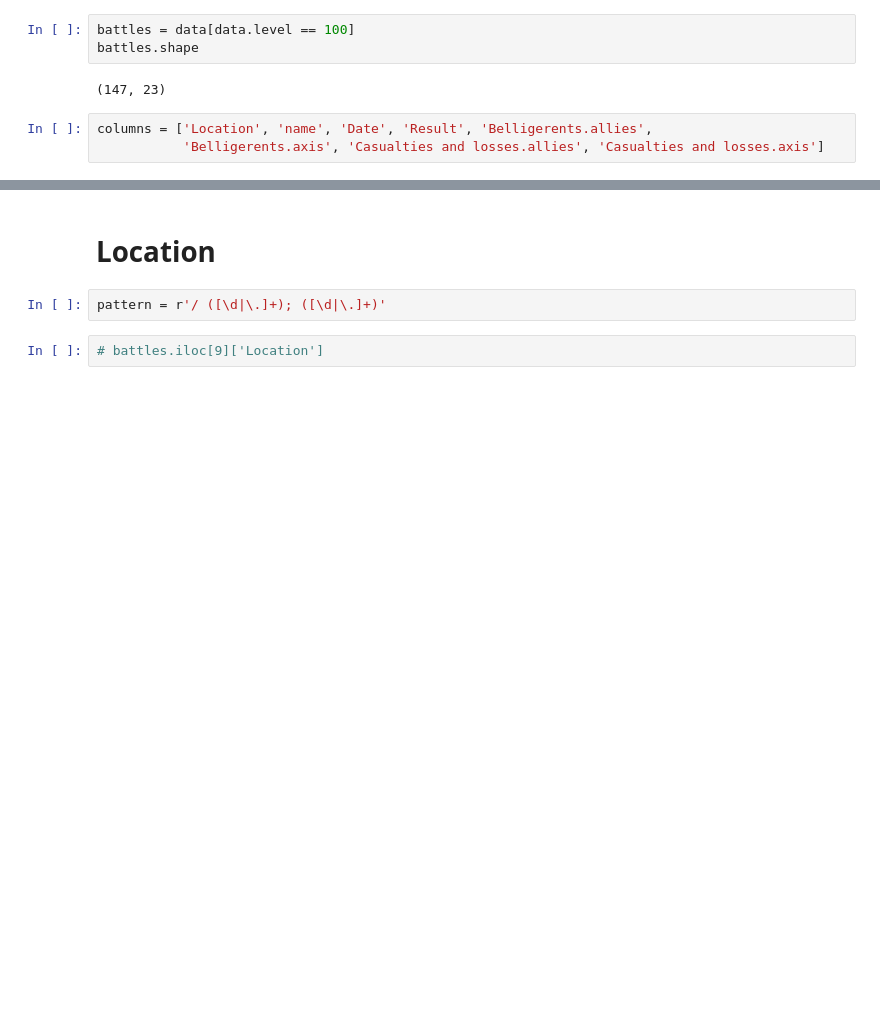
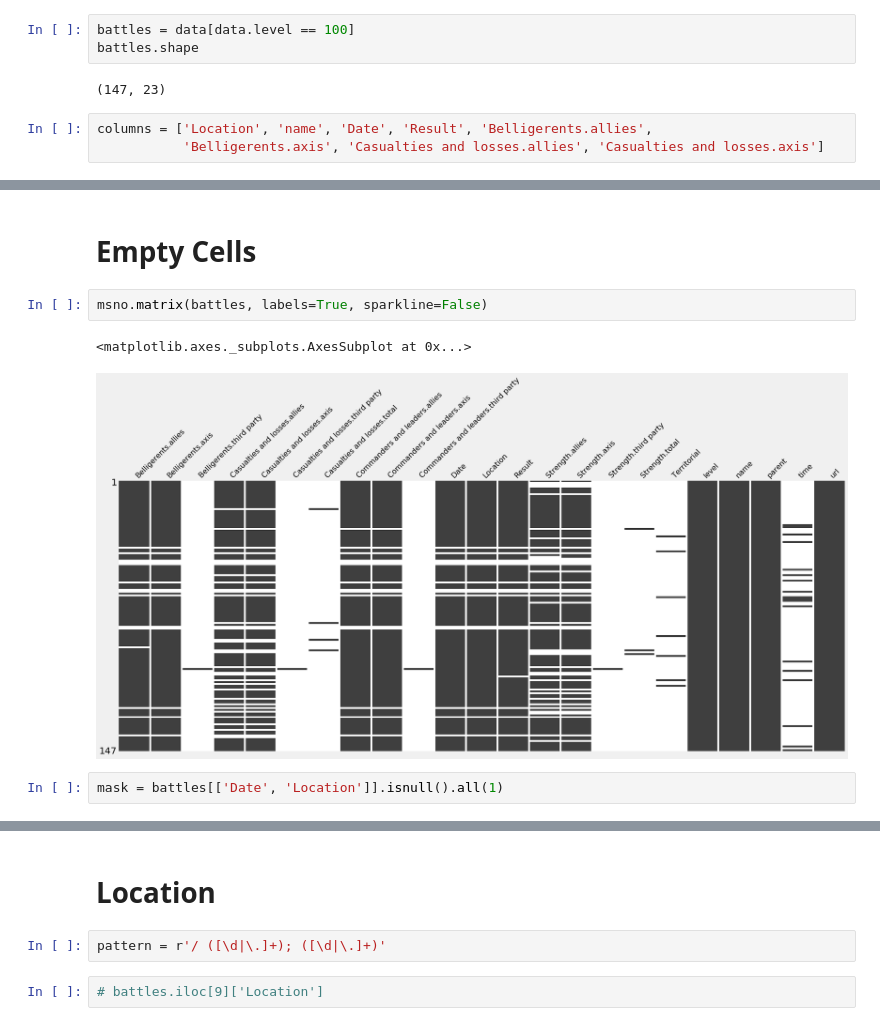
Before and after one commit to PacktPublishing/Learn-Python-by-Building-Data-Science-Applications, a Jupyter notebook: Chapter11/1_data_cleaning.ipynb, the cells around one changed output, grey strips where cells are left out. Drawn from its saved outputs; the diff is of its cells as text; blank space fills up the shorter version.

```diff
--- a/Chapter11/1_data_cleaning.ipynb
+++ b/Chapter11/1_data_cleaning.ipynb
@@ -56 +57,10 @@ battles[columns].head()
 | 4 | Jordanów, Kraków Voivodeship, Poland | Battle of Jordanów | 1–3 September 1939 | Pyrrhic German victory | Poland | Germany | 3+ tanks | ... |
+# %% [markdown]
+# Empty Cells
+# %%
+msno.matrix(battles, labels=True, sparkline=False)
+# %% [output]
+<matplotlib.axes._subplots.AxesSubplot at 0x...>
+[figure, added]
+# %%
+mask = battles[['Date', 'Location']].isnull().all(1)
```
Also changed, not shown: parts of 55 cells of this notebook, 13 other files.
